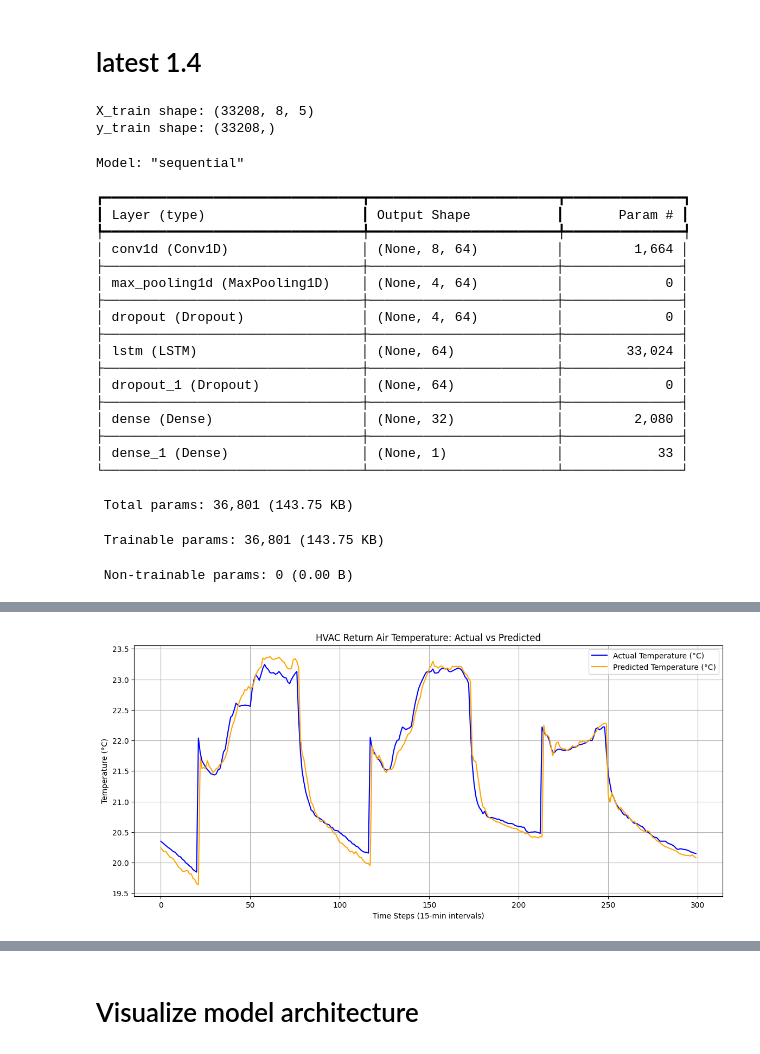
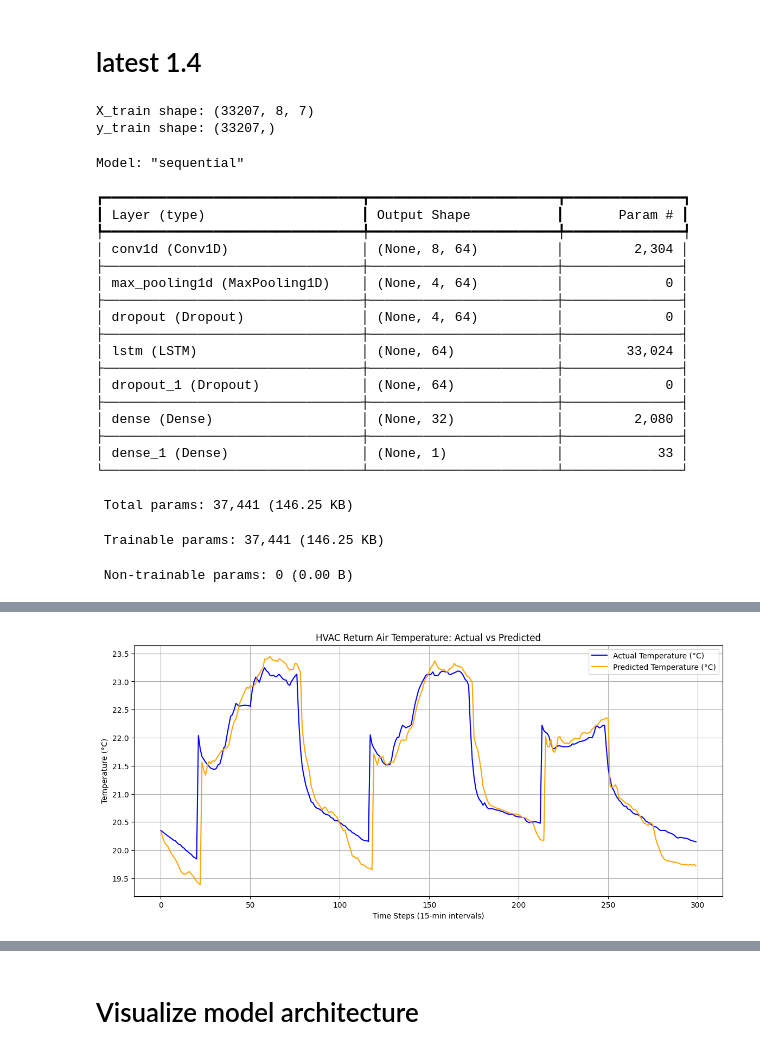
Before and after one commit to ha2ardbunny/Hybrid-Deep-Learning-DRL-Data-Center-Thermal-Management, a Jupyter notebook: CNN_LSTM_univariate_multistep_output_github_2023.ipynb, the cells around one changed output, grey strips where cells are left out. Cells and saved outputs as stored; diff of their text form; code cells hidden in the pictures.

Commit message:
using T_return

```diff
--- a/CNN_LSTM_univariate_multistep_output_github_2023.ipynb
+++ b/CNN_LSTM_univariate_multistep_output_github_2023.ipynb
@@ -219,7 +220,7 @@ from sklearn.preprocessing import MinMaxScaler
 # ==========================================
 # UPDATED PARAMETERS FOR 15-MINUTE DATA
 # ==========================================
-
+df_lagged = df_lagged.dropna()
 n_input  = 8         # Look back 2 hours (8 steps * 15 mins = 120 mins)
 n_output = 1         # Predict next 15 mins (1 step)
 
@@ -232,10 +233,13 @@ FEATURE_COLS = [
     'T_Supply',
     'T_Outdoor',
     'Power',
-    'RH_Outdoor'
+    'RH_Outdoor',
+    'SP_Return',
+    'Power'
 ]
 
-TARGET_COL = 'T_Return'
+# TARGET_COL = 'T_Return'
+TARGET_COL = 'Target_Next_15_Mins'
 
 # 3. Create Sliding Windows
 def create_sequences(X, y, n_input, n_output):
@@ -269,7 +273,8 @@ def prepare_data(data, test_size_steps):
     return X_train, y_train, X_test, y_test, scaler, target_scaler, X_train_scaled, X_test_scaled
 
 # Execute
-X_train, y_train, X_test, y_test, scaler, target_scaler, X_train_scaled, X_test_scaled = prepare_data(df, test_size)
+# X_train, y_train, X_test, y_test, scaler, target_scaler, X_train_scaled, X_test_scaled = prepare_data(df, test_size)
+X_train, y_train, X_test, y_test, scaler, target_scaler, X_train_scaled, X_test_scaled = prepare_data(df_lagged, test_size)
 
 # Verify Shapes
 print(f"X_train shape: {X_train.shape}") # Should be (Samples, 8, 4)
@@ -337,7 +342,9 @@ import matplotlib.pyplot as plt
 tf.keras.backend.clear_session()
 
 # Prepare data (Assuming prepare_data is already defined above)
-X_train, y_train, X_test, y_test, scaler, target_scaler, X_train_scaled, X_test_scaled = prepare_data(df, test_size)
+# X_train, y_train, X_test, y_test, scaler, target_scaler, X_train_scaled, X_test_scaled = prepare_data(df, test_size)
+X_train, y_train, X_test, y_test, scaler, target_scaler, X_train_scaled, X_test_scaled = prepare_data(df_lagged, test_size)
+
 
 print("X_train shape:", X_train.shape)
 print("y_train shape:", y_train.shape)
@@ -384,13 +391,13 @@ plt.legend()
 plt.grid(True)
 plt.show()
 # %% [output]
-X_train shape: (33208, 8, 5)
-y_train shape: (33208,)
+X_train shape: (33207, 8, 7)
+y_train shape: (33207,)
 Model: "sequential"
 ┏━━━━━━━━━━━━━━━━━━━━━━━━━━━━━━━━━┳━━━━━━━━━━━━━━━━━━━━━━━━┳━━━━━━━━━━━━━━━┓
 ┃ Layer (type)                    ┃ Output Shape           ┃       Param # ┃
 ┡━━━━━━━━━━━━━━━━━━━━━━━━━━━━━━━━━╇━━━━━━━━━━━━━━━━━━━━━━━━╇━━━━━━━━━━━━━━━┩
-│ conv1d (Conv1D)                 │ (None, 8, 64)          │         1,664 │
+│ conv1d (Conv1D)                 │ (None, 8, 64)          │         2,304 │
 ├─────────────────────────────────┼────────────────────────┼───────────────┤
 │ max_pooling1d (MaxPooling1D)    │ (None, 4, 64)          │             0 │
 ├─────────────────────────────────┼────────────────────────┼───────────────┤
@@ -404,7 +411,7 @@ Model: "sequential"
 ├─────────────────────────────────┼────────────────────────┼───────────────┤
 │ dense_1 (Dense)                 │ (None, 1)              │            33 │
 └─────────────────────────────────┴────────────────────────┴───────────────┘
- Total params: 36,801 (143.75 KB)
+ Total params: 37,441 (146.25 KB)
- Trainable params: 36,801 (143.75 KB)
+ Trainable params: 37,441 (146.25 KB)
  Non-trainable params: 0 (0.00 B)
 Epoch 1/150
@@ -427 +434 @@ R-squared Score (R2): 0.9515
-[figure, old version]
+[figure, new version]
```
Also changed, not shown: parts of 4 cells of this notebook.
